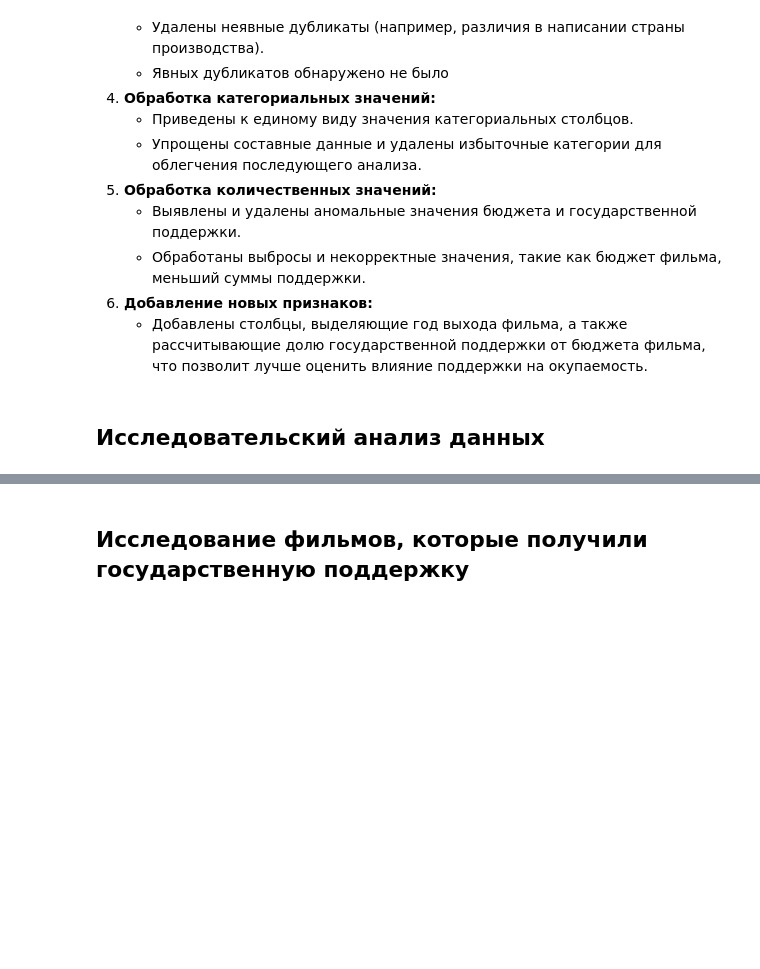
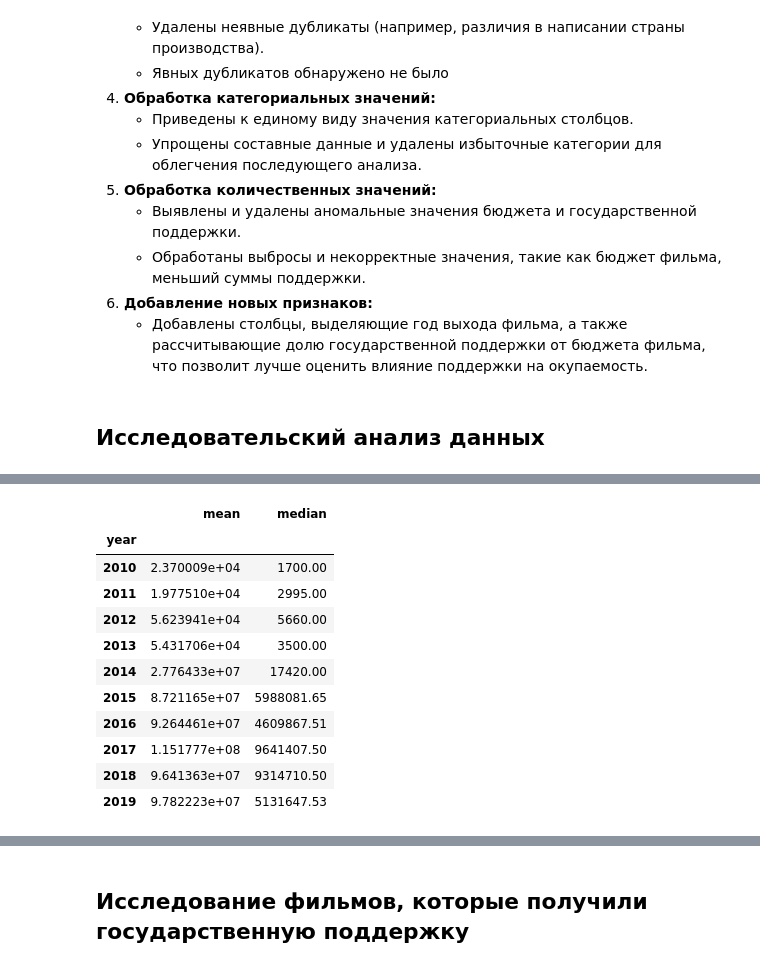
Before and after one commit to arina-fedorova/DataAnalysis, a Jupyter notebook: RU/Исследование данных о российском кинопрокате/film_distribution_analysis.ipynb, the cells around one changed output, grey strips where cells are left out. Saved outputs shown, nothing was run; the diff lists cells and outputs as text; code cells hidden in the pictures; blank space fills up the shorter version.

```diff
--- a/RU/Исследование данных о российском кинопрокате/film_distribution_analysis.ipynb
+++ b/RU/Исследование данных о российском кинопрокате/film_distribution_analysis.ipynb
@@ -536,0 +579,16 @@ data.head()
+# %%
+# Посчитаем среднюю и медианную сумму сборов для каждого года с помощью сводной таблицы
+data.pivot_table(index='year', values='box_office', aggfunc={'mean', 'median'})
+# %% [output]
+|  | mean | median |
+| year |  |  |
+| 2010 | 2.370009e+04 | 1700.00 |
+| 2011 | 1.977510e+04 | 2995.00 |
+| 2012 | 5.623941e+04 | 5660.00 |
+| 2013 | 5.431706e+04 | 3500.00 |
+| 2014 | 2.776433e+07 | 17420.00 |
+| 2015 | 8.721165e+07 | 5988081.65 |
+| 2016 | 9.264461e+07 | 4609867.51 |
+| 2017 | 1.151777e+08 | 9641407.50 |
+| 2018 | 9.641363e+07 | 9314710.50 |
+| 2019 | 9.782223e+07 | 5131647.53 |
```
Also changed, not shown: parts of 10 cells of this notebook.
